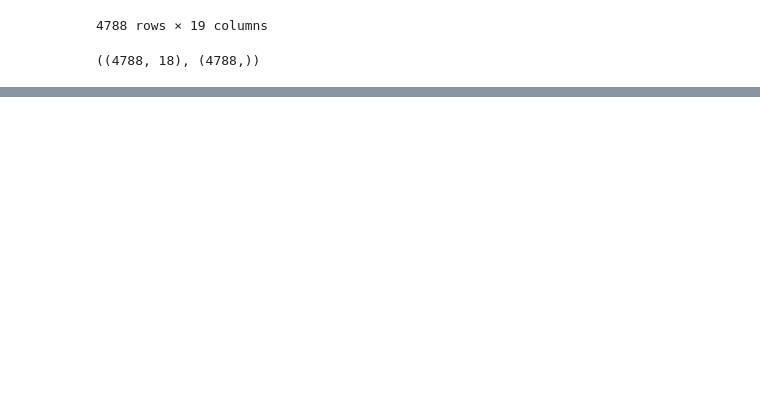
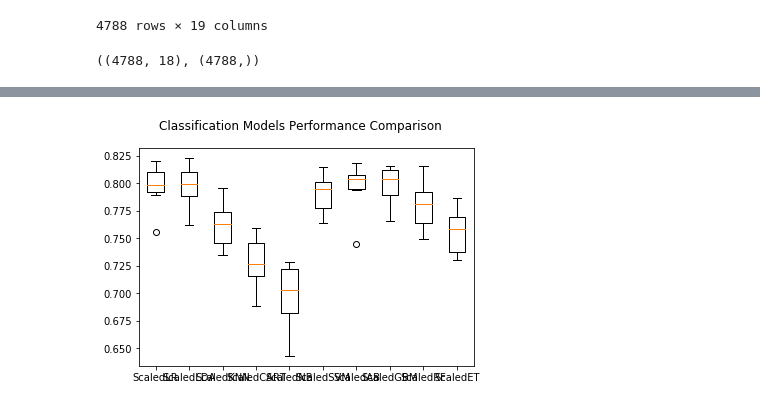
Before and after one commit to mikel-hernandezj/kaggle, a Jupyter notebook: Telecom users dataset/ClassificationModelsSpotCheck.ipynb, the cells around one changed output, grey strips where cells are left out. Cells and saved outputs as stored; diff of their text form; code cells hidden in the pictures; blank space fills up the shorter version.

```diff
--- a/Telecom users dataset/ClassificationModelsSpotCheck.ipynb
+++ b/Telecom users dataset/ClassificationModelsSpotCheck.ipynb
@@ -316,0 +350,6 @@ Standardizing the data does not give better results.
+# %%
+target = 'Churn'
+encoded = OneHotEncoder().fit_transform(data_train[cat_features]).toarray()
+X_train = np.column_stack((encoded, data_train[num_features].values))
+y_train = data_train[target].values
+X_train.shape, y_train.shape
@@ -316,0 +358,27 @@ Standardizing the data does not give better results.
+# %%
+#test options and evaluation metric
+num_folds = 10
+seed = 64
+scoring = 'accuracy'
+# %%
+#evaluate models
+pipelines = dict()
+pipelines['ScaledLR'] = Pipeline([('Scaler', StandardScaler()),('LR', LogisticRegression())])
+pipelines['ScaledLDA'] = Pipeline([('Scaler', StandardScaler()),('LDA', LinearDiscriminantAnalysis())])
+pipelines['ScaledKNN'] = Pipeline([('Scaler', StandardScaler()),('KNN', KNeighborsClassifier())])
+pipelines['ScaledCART'] = Pipeline([('Scaler', StandardScaler()),('CART', DecisionTreeClassifier())])
+pipelines['ScaledNB'] = Pipeline([('Scaler', StandardScaler()),('NB', GaussianNB())])
+pipelines['ScaledSVM'] = Pipeline([('Scaler', StandardScaler()),('SVM', SVC())])
+pipelines['ScaledAB'] = Pipeline([('Scaler', StandardScaler()),('AB', AdaBoostClassifier())])
+pipelines['ScaledGBM'] = Pipeline([('Scaler', StandardScaler()),('GBM', GradientBoostingClassifier())])
+pipelines['ScaledRF'] = Pipeline([('Scaler', StandardScaler()),('RF', RandomForestClassifier())])
+pipelines['ScaledET'] = Pipeline([('Scaler', StandardScaler()),('ET', ExtraTreesClassifier())])
+#evaluate each model in turn
+results = []
+names = []
+for name, model in pipelines.items() :
+    kfold = KFold(n_splits=num_folds, random_state=seed)
+    cv_results = cross_val_score(model, X_train, y_train, cv=kfold, scoring=scoring)
+    results.append(cv_results)
+    names.append(name)
+    print("%s: %f (+-%f)" % (name, cv_results.mean(), cv_results.std()))
@@ -316,0 +396,10 @@ Standardizing the data does not give better results.
+# %%
+#compare models
+fig = plt.figure()
+fig.suptitle('Classification Models Performance Comparison')
+ax = fig.add_subplot(111)
+plt.boxplot(results)
+ax.set_xticklabels(names)
+plt.show()
+# %% [output]
+[figure, added]
```
Also changed, not shown: parts of 14 cells of this notebook.
